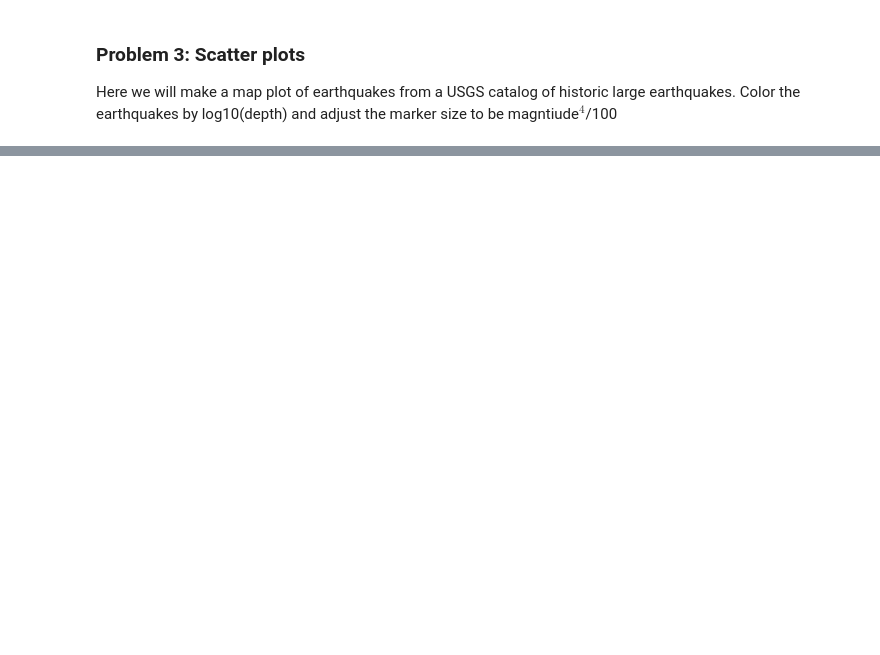
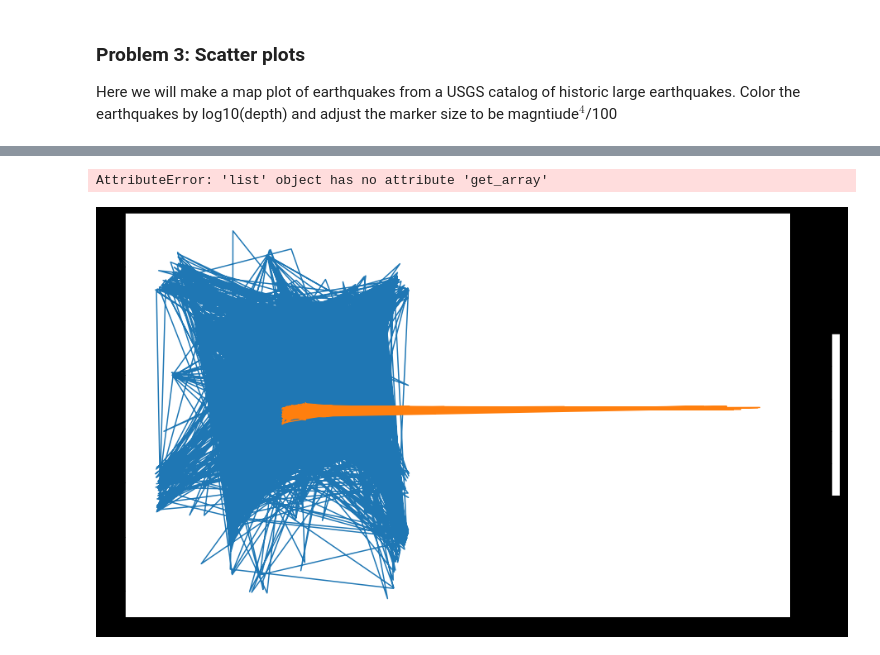
Before and after one commit to DRUFS/Tasks-Python-Research-Computing-, a Jupyter notebook: more_matplotlib.ipynb, the cells around one changed output, grey strips where cells are left out. Cells and saved outputs as stored; diff of their text form; code cells hidden in the pictures; blank space fills up the shorter version.

```diff
--- a/more_matplotlib.ipynb
+++ b/more_matplotlib.ipynb
@@ -184,3 +191,12 @@ depth = earthquakes[:, 8]
 magnitude = earthquakes[:, 9]
 latitude = earthquakes[:, 20]
 longitude = earthquakes[:, 21]
+# %%
+fig, ax = plt.subplots(figsize = (18, 9), facecolor = "k")
+
+a = ax.plot(longitude, latitude, depth, magnitude)
+b = fig.colorbar(a, shrink = 0.4)
+c = plt.grid(color = "k", linewidth = .5)
+# %% [output]
+AttributeError: 'list' object has no attribute 'get_array'
+[figure, added]
```
Also changed, not shown: parts of 2 cells of this notebook.
